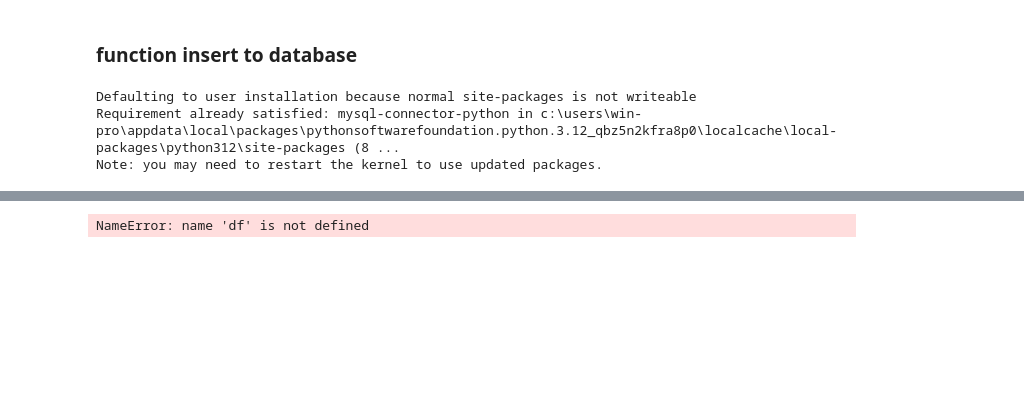
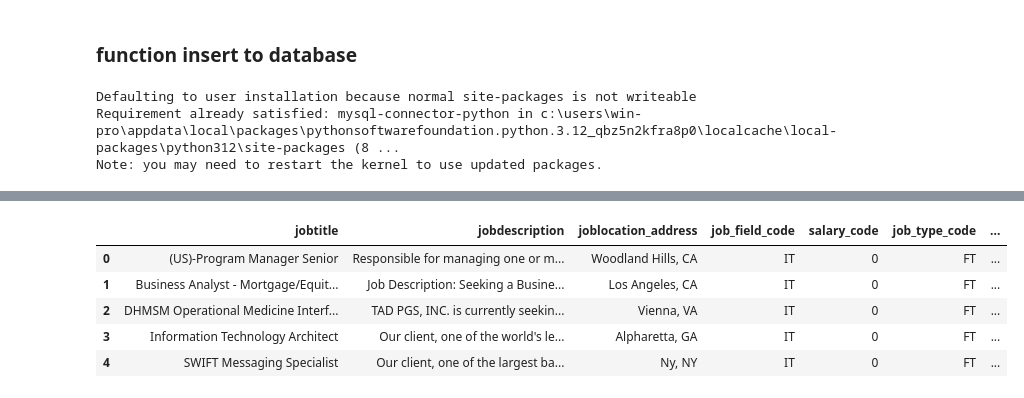
Before and after one commit to duyhau0802/AI-job-recommend, a Jupyter notebook: handleData.ipynb, the cells around one changed output, grey strips where cells are left out. Drawn from its saved outputs; the diff is of its cells as text; code cells hidden in the pictures; blank space fills up the shorter version.

```diff
--- a/handleData.ipynb
+++ b/handleData.ipynb
@@ -182,0 +195,24 @@ print(mydb)
+# %%
+# Add new columns with default values
+df1['job_field_code'] = 'IT'
+df1['salary_code'] = '0'
+df1['job_type_code'] = 'FT'
+df1['yeu_cau_cong_viec'] = """- Trung thực, tư duy tốt, có khả năng học hỏi công nghệ mới nhanh
+- Tiếng anh giao tiếp tốt"""
+df1['deadline'] = '2024-06-30 00:00:00'
+df1['degree_code'] = 'CN'
+df1['id_employer'] = '4'
+df1['quyen_loi'] = """- Thu nhập: Thương lượng (từ 7-15 triệu) tuỳ theo năng lực và kinh nghiệm.
+- Cơ hội thăng tiến tốt
+- Tham gia BHXH, BHTN, BHYT theo đúng quy định nhà nước
+- Được thưởng tháng lương thứ 13....
+- Ngoài ra còn rất nhiều quyền lợi khác."""
+df1['province_cong_viec'] = 'DN'
+df1.head()
+# %% [output]
+|  | jobtitle | jobdescription | joblocation_address | job_field_code | salary_code | job_type_code | ... |
+| 0 | (US)-Program Manager Senior | Responsible for managing one or m... | Woodland Hills, CA | IT | 0 | FT | ... |
+| 1 | Business Analyst - Mortgage/Equit... | Job Description: Seeking a Busine... | Los Angeles, CA | IT | 0 | FT | ... |
+| 2 | DHMSM Operational Medicine Interf... | TAD PGS, INC. is currently seekin... | Vienna, VA | IT | 0 | FT | ... |
+| 3 | Information Technology Architect | Our client, one of the world's le... | Alpharetta, GA | IT | 0 | FT | ... |
+| 4 | SWIFT Messaging Specialist | Our client, one of the largest ba... | Ny, NY | IT | 0 | FT | ... |
@@ -183,29 +224,27 @@ print(mydb)
 # %%
 import mysql.connector
-import pandas as pd
-
-
-
-# Get the table columns (assuming you know the column names)
-table_columns = ", ".join(df.columns.tolist())  # Convert list to comma-separated string
-
 try:
+    mydb = mysql.connector.connect(
+    host="localhost",
+    user="root",
+    password="",
+    database="tuyendung",
+  )
     cursor = mydb.cursor()
 
-    # Prepare SQL statement with placeholders for data
-    sql_insert = f"""INSERT INTO your_table_name ({table_columns}) VALUES (%s, %s, %s, ..., %s)"""
-    values = df.to_records(index=False).tolist()  # Convert DataFrame to list of tuples
+    sql_insert = f"""INSERT INTO `jobs` (`vi_tri`, `mo_ta`, `address_cong_viec`, `job_field_code`, `salary_code`, `job_type_code`,
+    `yeu_cau_cong_viec`, `deadline`,  `degree_code`, `id_employer`, `quyen_loi`, `province_cong_viec`) VALUES (%s, %s, %s, %s, %s, %s, %s, %s, %s, %s, %s, %s)"""
+    # values = df1.head(10).to_records(index=False).tolist()
+    values = df1.iloc[10:21].to_records(index=False).tolist()
 
     cursor.executemany(sql_insert, values)
-    connection.commit()
+    mydb.commit()
 
     print(f"Successfully inserted {cursor.rowcount} rows to the database.")
 
 except mysql.connector.Error as err:
     print("Error connecting to database:", err)
 finally:
-    if connection:
-        connection.close()
+    if mydb:
+        mydb.close()
         cursor.close()
-# %% [output]
-NameError: name 'df' is not defined
```
Also changed, not shown: parts of 11 cells of this notebook, 2 other files.
